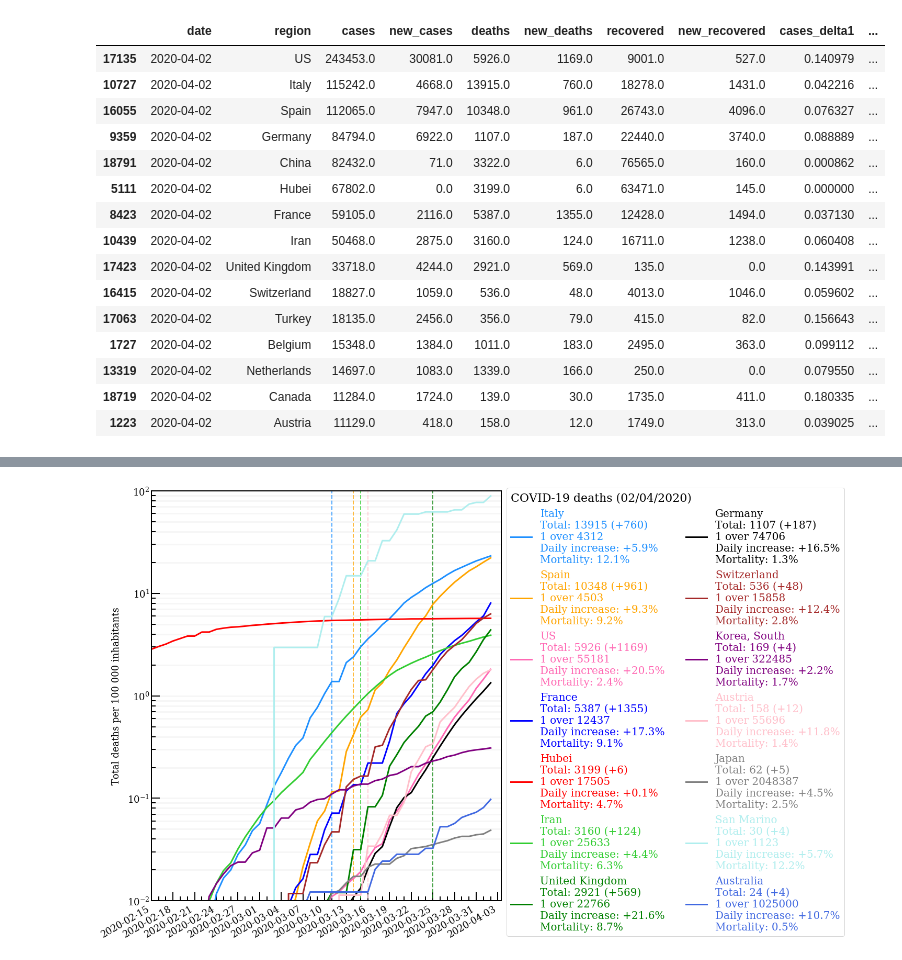
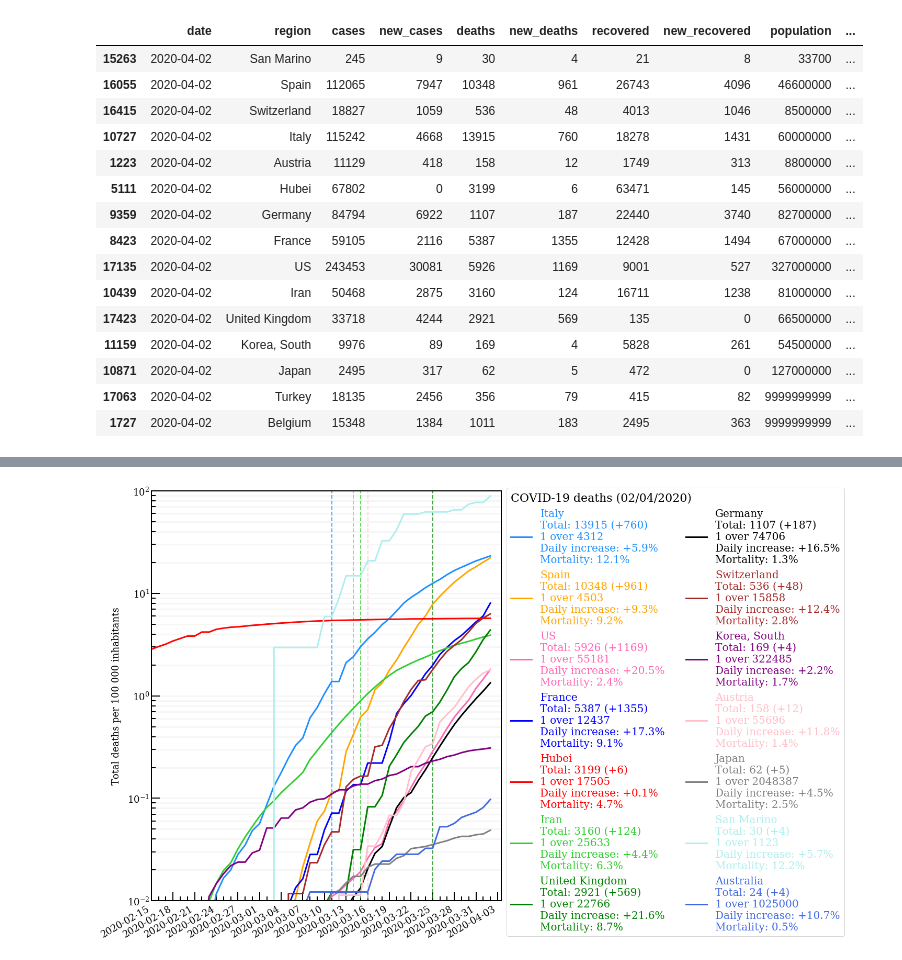
Before and after one commit to pietrodigangi/COVID19-Monitor, a Jupyter notebook: covid19-international.ipynb, the cells around one changed output, grey strips where cells are left out. Cells and saved outputs as stored; diff of their text form; code cells hidden in the pictures.

```diff
--- a/covid19-international.ipynb
+++ b/covid19-international.ipynb
@@ -6,9 +6,9 @@ Current time: 2020-04-03 12:04:25.594237
 # %%
 # source and format dataset
-projdir = './'
-subdir = 'data/'
 url = 'https://raw.githubusercontent.com/datasets/covid-19/master/data/time-series-19-covid-combined.csv'
 data = pd.read_csv(url)
+
+# rename columns
 data = data.rename(columns={
     'Date': 'date',
     'Country/Region': 'location',
@@ -17,6 +17,8 @@ data = data.rename(columns={
     'Recovered': 'recovered',
     'Deaths': 'deaths',
 })
+
+# dates to datetime
 data['date'] = data['date'].map(lambda date: datetime.datetime.strptime(date, '%Y-%m-%d'))
 
 # format region naming
@@ -26,6 +28,28 @@ def format_region(row):
     else:
         return row['region']
 data['region'] = data.apply(format_region, axis=1)
+
+# dictionary of population
+population = {
+    'Hubei': 56e6,
+    'Korea, South': 54.5e6,
+    'Japan': 127e6,
+    'Iran': 81e6,
+    'Australia': 24.6e6,
+    'US': 327e6,
+    'Switzerland': 8.5e6,
+    'Austria': 8.8e6,
+    'Germany': 82.7e6,
+    'France': 67e6,
+    'United Kingdom': 66.5e6,
+    'Spain': 46.6e6,
+    'San Marino': 33.7e3,
+    'Italy': 60e6,
+}
+for state in population.keys():
+    data.at[data.region==state, 'population'] = population[state]
+data['population'] = data['population'].replace(np.nan, 9999999999)
+data = data.replace(np.nan,0.0000000001)
 
 # add differential columns
 for col in ['cases', 'recovered', 'deaths']:
@@ -46,19 +70,28 @@ for var in ['cases', 'deaths', 'recovered']:
         for i in np.arange(dayspan):
             data[colname] = data[colname] + data['new_'+var].shift(i)/data[var].shift(i+1)
         data[colname] = data[colname]/dayspan
+        data[colname] = data[colname].map('{:.1e}'.format)
 
-data = data[['date','region','cases','new_cases','deaths','new_deaths','recovered','new_recovered',
+# add date per 100k inhabitants
+for var in ['cases','new_cases','deaths','new_deaths','recovered','new_recovered']:
+    data[var+'_per100k'] = data.apply(lambda row: row[var]/row.population*1e5, axis = 1)
+
+# ordering and casting/formatting columns
+data = data[['date','region','cases','new_cases','deaths','new_deaths','recovered','new_recovered','population',
+             'cases_per100k','new_cases_per100k','deaths_per100k','new_deaths_per100k','recovered_per100k','new_recovered_per100k',
              'cases_delta1','cases_delta2','cases_delta3','cases_delta4',
              'deaths_delta1','deaths_delta2','deaths_delta3','deaths_delta4',
              'recovered_delta1','recovered_delta2','recovered_delta3','recovered_delta4',
             ]]
+data = data.replace(np.nan,0.0000000001)
+data[['cases','new_cases','deaths','new_deaths','recovered','new_recovered','population']] = data[['cases','new_cases','deaths','new_deaths','recovered','new_recovered','population']].astype(int)
 
 # last update time
 lastday = pd.to_datetime(str(data.date.unique()[-1]))
 print('\n Last updated data on:', lastday)
 
 # print available countries
-print('\n Available Countries', data.region.unique())
+#print('\n Available Countries', data.region.unique())
 
-data[data.date==lastday].sort_values('cases', ascending=False).head(15)
+data[data.date==lastday].sort_values('cases_per100k', ascending=False).head(15)
 # %% [output]
@@ -89,17 +106,17 @@ To retain the current behavior and silence the warning, pass 'sort=True'.
-|  | date | region | cases | new_cases | deaths | new_deaths | recovered | new_recovered | cases_delta1 | ... |
-| 17135 | 2020-04-02 | US | 243453.0 | 30081.0 | 5926.0 | 1169.0 | 9001.0 | 527.0 | 0.140979 | ... |
-| 10727 | 2020-04-02 | Italy | 115242.0 | 4668.0 | 13915.0 | 760.0 | 18278.0 | 1431.0 | 0.042216 | ... |
-| 16055 | 2020-04-02 | Spain | 112065.0 | 7947.0 | 10348.0 | 961.0 | 26743.0 | 4096.0 | 0.076327 | ... |
-| 9359 | 2020-04-02 | Germany | 84794.0 | 6922.0 | 1107.0 | 187.0 | 22440.0 | 3740.0 | 0.088889 | ... |
-| 18791 | 2020-04-02 | China | 82432.0 | 71.0 | 3322.0 | 6.0 | 76565.0 | 160.0 | 0.000862 | ... |
-| 5111 | 2020-04-02 | Hubei | 67802.0 | 0.0 | 3199.0 | 6.0 | 63471.0 | 145.0 | 0.000000 | ... |
-| 8423 | 2020-04-02 | France | 59105.0 | 2116.0 | 5387.0 | 1355.0 | 12428.0 | 1494.0 | 0.037130 | ... |
-| 10439 | 2020-04-02 | Iran | 50468.0 | 2875.0 | 3160.0 | 124.0 | 16711.0 | 1238.0 | 0.060408 | ... |
-| 17423 | 2020-04-02 | United Kingdom | 33718.0 | 4244.0 | 2921.0 | 569.0 | 135.0 | 0.0 | 0.143991 | ... |
-| 16415 | 2020-04-02 | Switzerland | 18827.0 | 1059.0 | 536.0 | 48.0 | 4013.0 | 1046.0 | 0.059602 | ... |
-| 17063 | 2020-04-02 | Turkey | 18135.0 | 2456.0 | 356.0 | 79.0 | 415.0 | 82.0 | 0.156643 | ... |
-| 1727 | 2020-04-02 | Belgium | 15348.0 | 1384.0 | 1011.0 | 183.0 | 2495.0 | 363.0 | 0.099112 | ... |
-| 13319 | 2020-04-02 | Netherlands | 14697.0 | 1083.0 | 1339.0 | 166.0 | 250.0 | 0.0 | 0.079550 | ... |
-| 18719 | 2020-04-02 | Canada | 11284.0 | 1724.0 | 139.0 | 30.0 | 1735.0 | 411.0 | 0.180335 | ... |
-| 1223 | 2020-04-02 | Austria | 11129.0 | 418.0 | 158.0 | 12.0 | 1749.0 | 313.0 | 0.039025 | ... |
+|  | date | region | cases | new_cases | deaths | new_deaths | recovered | new_recovered | population | ... |
+| 15263 | 2020-04-02 | San Marino | 245 | 9 | 30 | 4 | 21 | 8 | 33700 | ... |
+| 16055 | 2020-04-02 | Spain | 112065 | 7947 | 10348 | 961 | 26743 | 4096 | 46600000 | ... |
+| 16415 | 2020-04-02 | Switzerland | 18827 | 1059 | 536 | 48 | 4013 | 1046 | 8500000 | ... |
+| 10727 | 2020-04-02 | Italy | 115242 | 4668 | 13915 | 760 | 18278 | 1431 | 60000000 | ... |
+| 1223 | 2020-04-02 | Austria | 11129 | 418 | 158 | 12 | 1749 | 313 | 8800000 | ... |
+| 5111 | 2020-04-02 | Hubei | 67802 | 0 | 3199 | 6 | 63471 | 145 | 56000000 | ... |
+| 9359 | 2020-04-02 | Germany | 84794 | 6922 | 1107 | 187 | 22440 | 3740 | 82700000 | ... |
+| 8423 | 2020-04-02 | France | 59105 | 2116 | 5387 | 1355 | 12428 | 1494 | 67000000 | ... |
+| 17135 | 2020-04-02 | US | 243453 | 30081 | 5926 | 1169 | 9001 | 527 | 327000000 | ... |
+| 10439 | 2020-04-02 | Iran | 50468 | 2875 | 3160 | 124 | 16711 | 1238 | 81000000 | ... |
+| 17423 | 2020-04-02 | United Kingdom | 33718 | 4244 | 2921 | 569 | 135 | 0 | 66500000 | ... |
+| 11159 | 2020-04-02 | Korea, South | 9976 | 89 | 169 | 4 | 5828 | 261 | 54500000 | ... |
+| 10871 | 2020-04-02 | Japan | 2495 | 317 | 62 | 5 | 472 | 0 | 127000000 | ... |
+| 17063 | 2020-04-02 | Turkey | 18135 | 2456 | 356 | 79 | 415 | 82 | 9999999999 | ... |
+| 1727 | 2020-04-02 | Belgium | 15348 | 1384 | 1011 | 183 | 2495 | 363 | 9999999999 | ... |
 # %%
```
Also changed, not shown: parts of 10 cells of this notebook, 1 other file.
